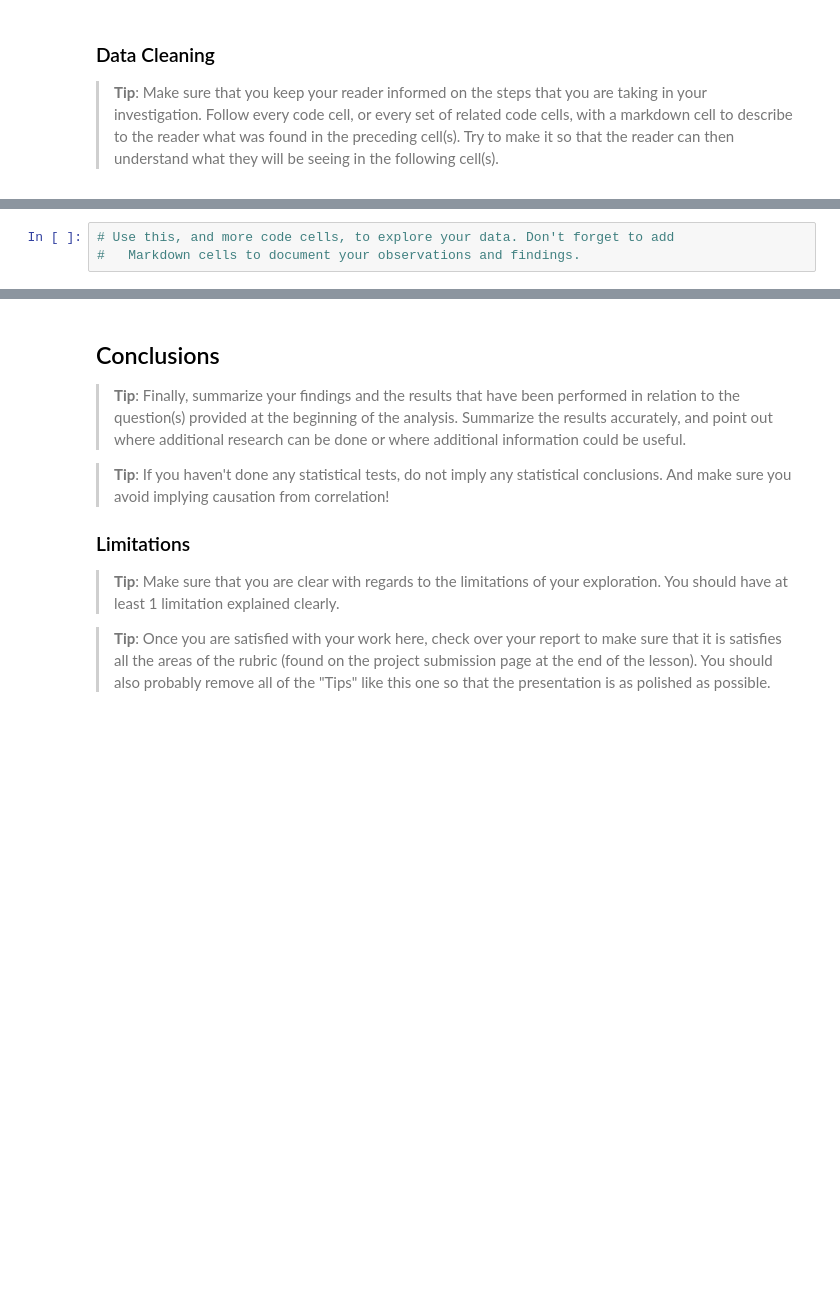
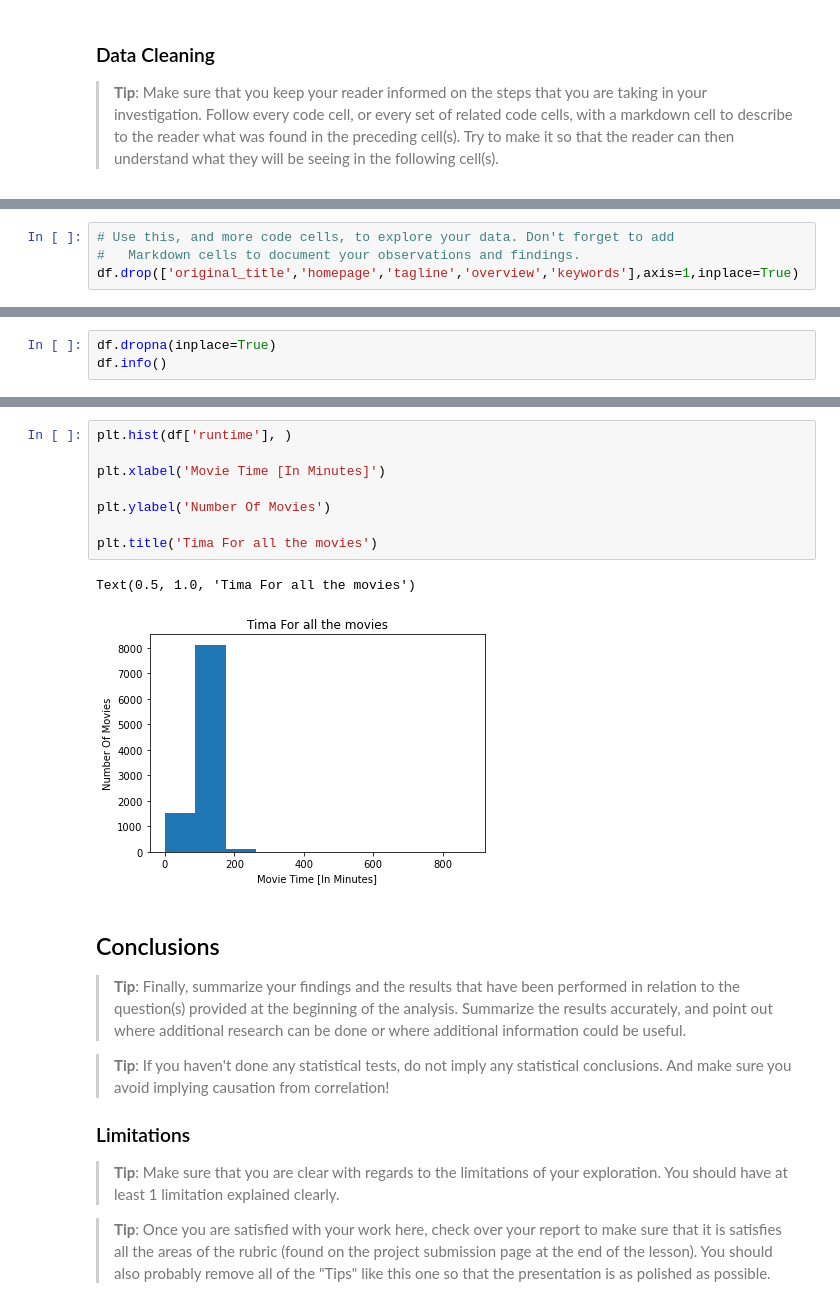
Before and after one commit to toqa36/Movies_Analysis, a Jupyter notebook: Movies_Analysis.ipynb, the cells around one changed output, grey strips where cells are left out. Cells and saved outputs as stored; diff of their text form; blank space fills up the shorter version.

```diff
--- a/Movies_Analysis.ipynb
+++ b/Movies_Analysis.ipynb
@@ -90,3 +87,4 @@ df
 # %%
 # Use this, and more code cells, to explore your data. Don't forget to add
 #   Markdown cells to document your observations and findings.
+df.drop(['original_title','homepage','tagline','overview','keywords'],axis=1,inplace=True)
@@ -98,0 +147,3 @@ df
+# %%
+df.dropna(inplace=True)
+df.info()
@@ -99,3 +258,14 @@ df
+# %%
+plt.hist(df['runtime'], )
+
+plt.xlabel('Movie Time [In Minutes]')
+
+plt.ylabel('Number Of Movies')
+
+plt.title('Tima For all the movies')
+# %% [output]
+Text(0.5, 1.0, 'Tima For all the movies')
+[figure, added]
 # %% [markdown]
 <a id='conclusions'></a>
 ## Conclusions
```
Also changed, not shown: parts of 18 cells of this notebook.
